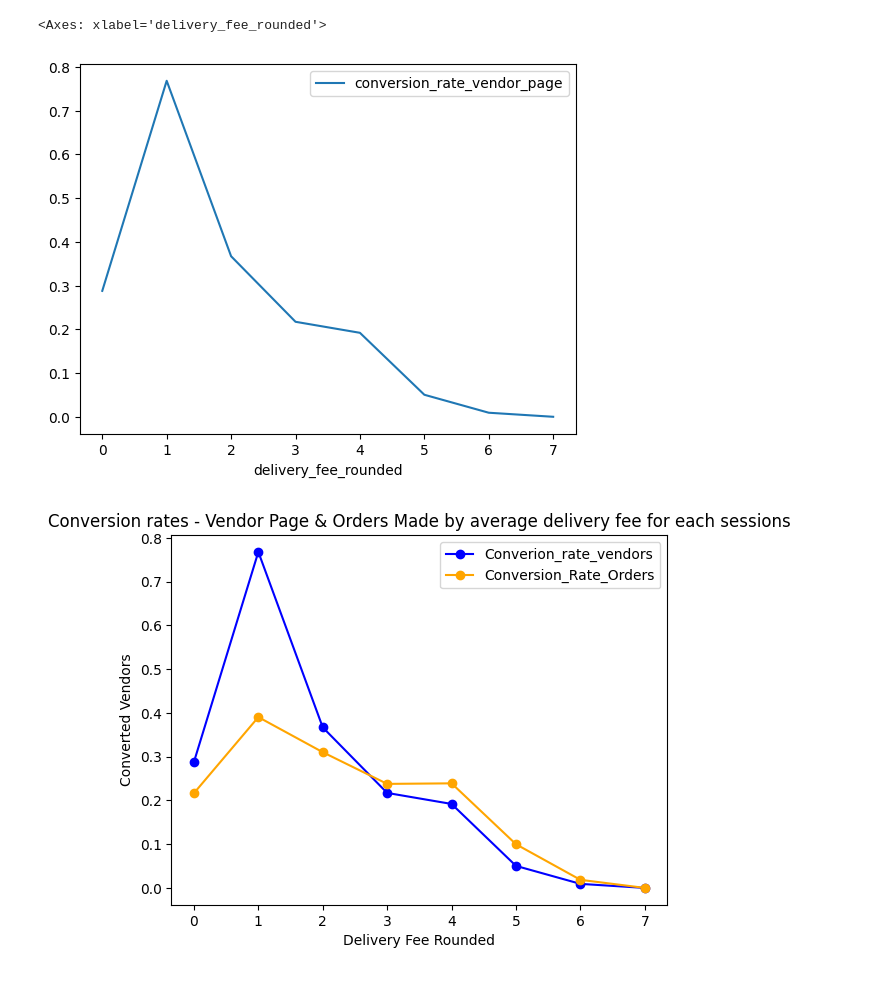
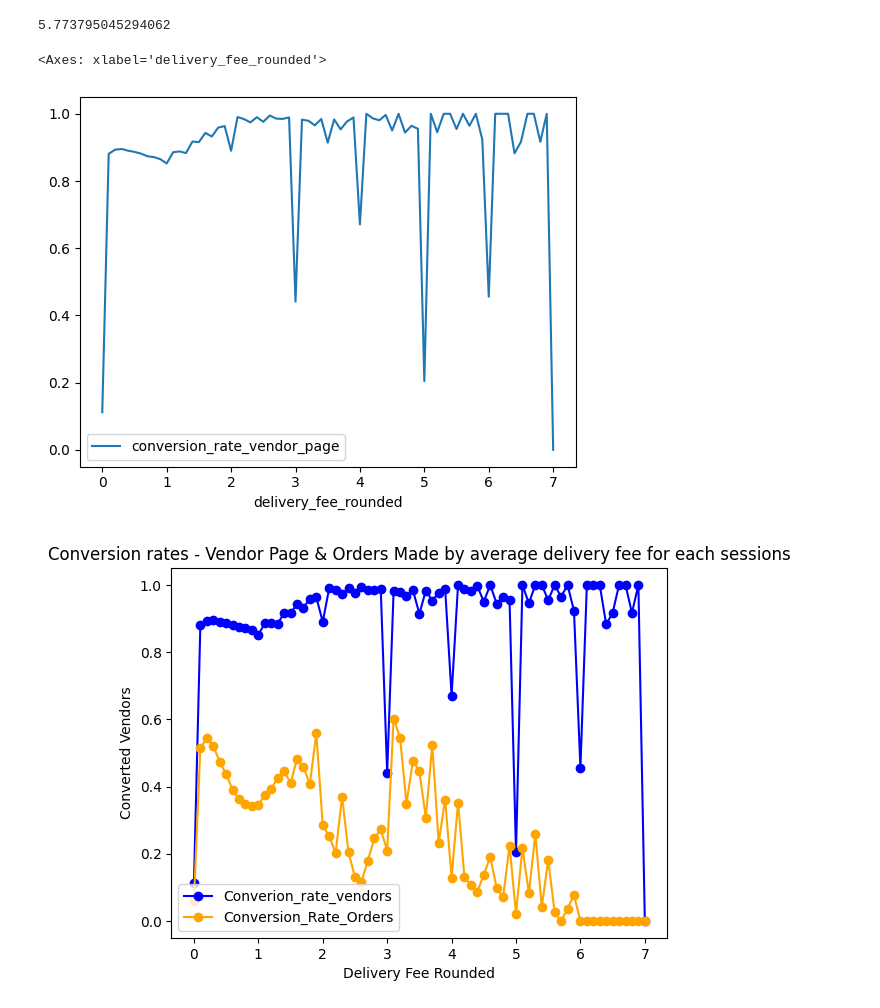
Before and after one commit to shazebasad-dh/https---github.com-deliveryhero-global_pricing, a Jupyter notebook: team/Shazeb/Impressions_data/analysis.ipynb, the cells around one changed output. Cells and saved outputs as stored; diff of their text form; code cells hidden in the pictures.

Commit message:
added additional details

```diff
--- a/team/Shazeb/Impressions_data/analysis.ipynb
+++ b/team/Shazeb/Impressions_data/analysis.ipynb
@@ -42,7 +45,7 @@ def test(start_date, end_date,entity_d):
 
     query = f"""
             select  session_key
-                    ,(case when sum(case when eventAction = 'shop.clicked' then 1 else 0 end) > 0 Then 1 else 0 end) as vendor_page_opened
+                    ,(case when sum(case when (eventAction = 'shop.clicked') or (eventAction = 'shop_details.loaded') then 1 else 0 end) > 0 Then 1 else 0 end) as vendor_page_opened
                     ,(case when sum(case when eventAction = 'transaction' then 1 else 0 end) > 0 Then 1 else 0 end) as transacted
                     ,AVG(
     ROUND(
@@ -61,8 +64,10 @@ def test(start_date, end_date,entity_d):
             ),
             0
         ),
-    2)
+    0)
 ) AS delivery_fee
+                ,AVG(CAST(REGEXP_EXTRACT(json_value(eventVariables_json, "$.shopDeliveryTime"), r'\b(\d+)\b') AS INT64)) delivery_time
+
             FROM `fulfillment-dwh-production.curated_data_shared_coredata_tracking.perseus_events`
             WHERE partition_date BETWEEN \"""" + start_date + """\" and \"""" + end_date + """\"
                     AND global_entity_id = 'MJM_AT'
@@ -71,6 +76,42 @@ def test(start_date, end_date,entity_d):
         """
 
     return query
+
+
+# def test(start_date, end_date,entity_d):
+
+#     query = f"""
+#             select
+#                     AVG(
+#                             ROUND(
+#                                 COALESCE(
+#                                     CAST(
+#                                         NULLIF(
+#                                             REGEXP_EXTRACT(
+#                                                 COALESCE(
+#                                                     json_value(eventVariables_json, "$.vendorDeliveryFee"),
+#                                                     json_value(eventVariables_json, "$.shopDeliveryFee")
+#                                                 ),
+#                                                 r'([0-9]+\.?[0-9]*)'
+#                                             ),
+#                                             ''
+#                                         ) AS FLOAT64
+#                                     ),
+#                                     0
+#                                 ),
+#                             0)
+#                         ) AS delivery_fee
+#                     ,(case when sum(case when (eventAction = 'shop.clicked') or (eventAction = 'shop_details.loaded') then 1 else 0 end) > 0 Then 1 else 0 end) as vendor_page_opened
+#                     ,(case when sum(case when eventAction = 'transaction' then 1 else 0 end) > 0 Then 1 else 0 end) as transacted
+
+#             FROM `fulfillment-dwh-production.curated_data_shared_coredata_tracking.perseus_events`
+#             WHERE partition_date BETWEEN \"""" + start_date + """\" and \"""" + end_date + """\"
+#                     AND global_entity_id = 'MJM_AT'
+#                     --AND session_key = "SlXTIyTYecRbys2s4lOZUA=="
+#             group by 1
+#         """
+
+#     return query
 # %%
 # define a few things (project id, start date etc.)
 project_id = "logistics-customer-staging"
@@ -115,32 +150,36 @@ Name: delivery_fee_rounded, dtype: float64
+# %%
+(62666/1085352) * 100
+# %% [output]
+5.773795045294062
 # %%
-match_details_df['delivery_fee_rounded'] = match_details_df['delivery_fee'].round(0)
+match_details_df['delivery_fee_rounded'] = match_details_df['delivery_fee'].round(1)
 match_details_df
 
 # Group by 'Group'
 grouped = match_details_df.groupby('delivery_fee_rounded')
 
 # Count the number of rows with value 1 in 'Value' column for each group
 count_ones_v = grouped['vendor_page_opened'].apply(lambda x: (x == 1).sum())
 count_ones_o = grouped['transacted'].apply(lambda x: (x == 1).sum())
 
 # Count the total number of rows for each group
 total_counts = grouped.size()
 
 # Combine counts into a single DataFrame
 result = pd.DataFrame({
     'converted_vendors': count_ones_v,
     'converted_orders': count_ones_o,
     'total_sessions': total_counts
 }).reset_index()
 
 result['conversion_rate_vendor_page'] = result['converted_vendors']/result['total_sessions']
 result['conversion_rate_orders'] = result['converted_orders']/result['total_sessions']
 
 
 result.plot(x = 'delivery_fee_rounded',y = 'conversion_rate_vendor_page')
 # %% [output]
 <Axes: xlabel='delivery_fee_rounded'>
-[figure, old version]
+[figure, new version]
 # %%
 # Create the plot
 ax = result.plot(x='delivery_fee_rounded', y='conversion_rate_vendor_page', label='Converion_rate_vendors', marker='o', color='blue')
@@ -159,4 +198,4 @@ plt.legend()
 # Show the plot
 plt.show()
 # %% [output]
-[figure, old version]
+[figure, new version]
```
Also changed, not shown: parts of 13 cells of this notebook, 2 other files.
